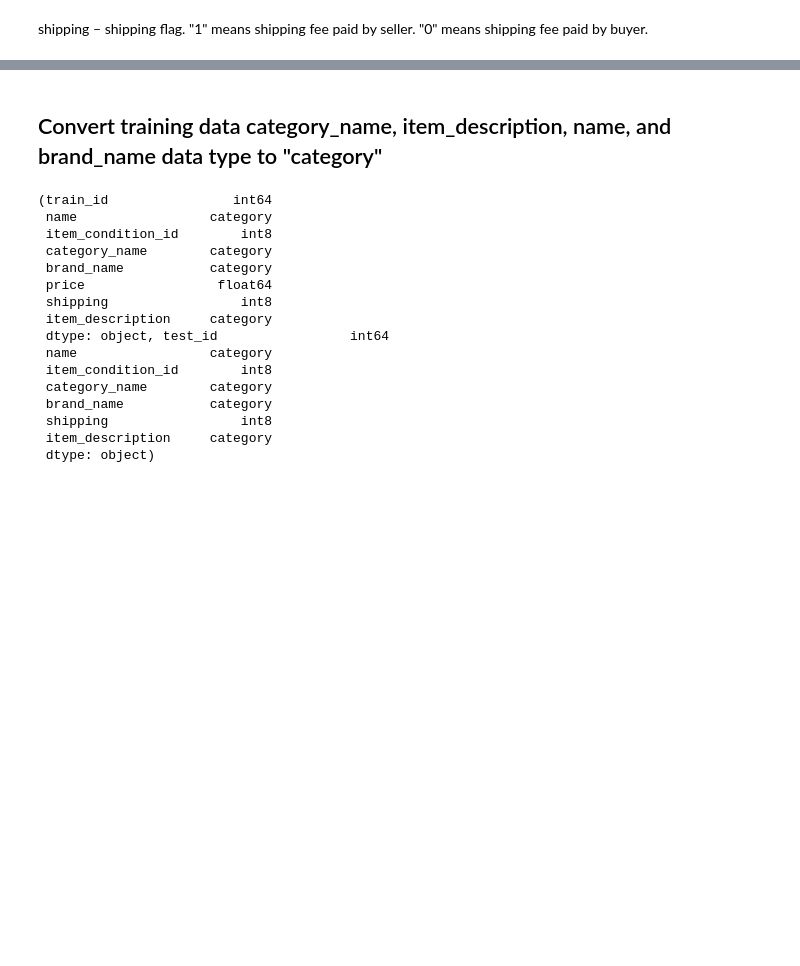
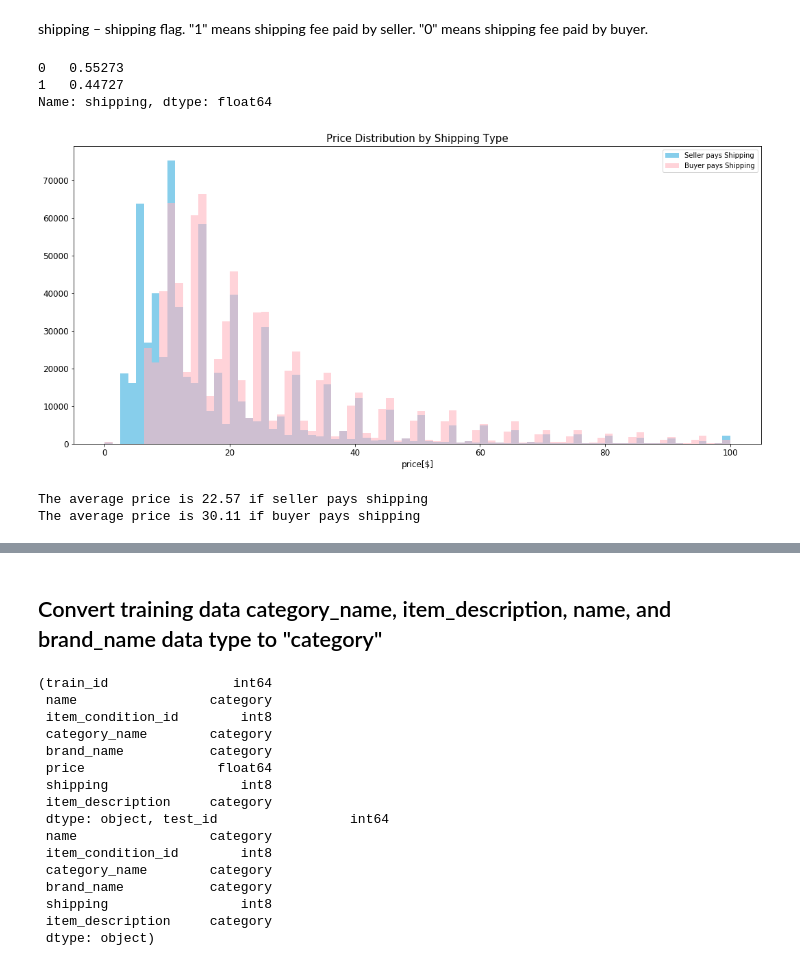
Before and after one commit to asthanameghna/kaggleProject, a Jupyter notebook: Data pre-processing and RandomForest_Regression_1.ipynb, the cells around one changed output, grey strips where cells are left out. Drawn from its saved outputs; the diff is of its cells as text; code cells hidden in the pictures; blank space fills up the shorter version.

Commit message:
seconde
shipping price and log price distribution.
RMSLE function and results.

```diff
--- a/Data pre-processing and RandomForest_Regression_1.ipynb
+++ b/Data pre-processing and RandomForest_Regression_1.ipynb
@@ -62,3 +63,28 @@ display_all(train.describe(include='all').transpose())
 # %% [markdown]
 shipping – shipping flag.
 "1" means shipping fee paid by seller. "0" means shipping fee paid by buyer.
+# %%
+train['shipping'].value_counts() / len(train)
+# %% [output]
+0   0.55273
+1   0.44727
+Name: shipping, dtype: float64
+# %%
+buyer = train.loc[train['shipping'] == 0, 'price']
+seller = train.loc[train['shipping'] == 1, 'price']
+fig, ax = plt.subplots(figsize=(18,8))
+ax.hist(seller, color='skyblue', alpha=1.0, bins=80, range = [0, 100],label='Seller pays Shipping')
+ax.hist(buyer, color='lightpink', alpha=0.6, bins=80, range = [0, 100],label='Buyer pays Shipping')
+plt.xlabel('price[$]', fontsize=12)
+plt.title('Price Distribution by Shipping Type', fontsize=15)
+plt.tick_params(labelsize=12)
+plt.legend()
+plt.show()
+# %% [output]
+[figure, added]
+# %%
+print('The average price is {}'.format(round(shipping_fee_by_seller.mean(), 2)), 'if seller pays shipping');
+print('The average price is {}'.format(round(shipping_fee_by_buyer.mean(), 2)), 'if buyer pays shipping')
+# %% [output]
+The average price is 22.57 if seller pays shipping
+The average price is 30.11 if buyer pays shipping
```
Also changed, not shown: parts of 5 cells of this notebook, 1 other file.
